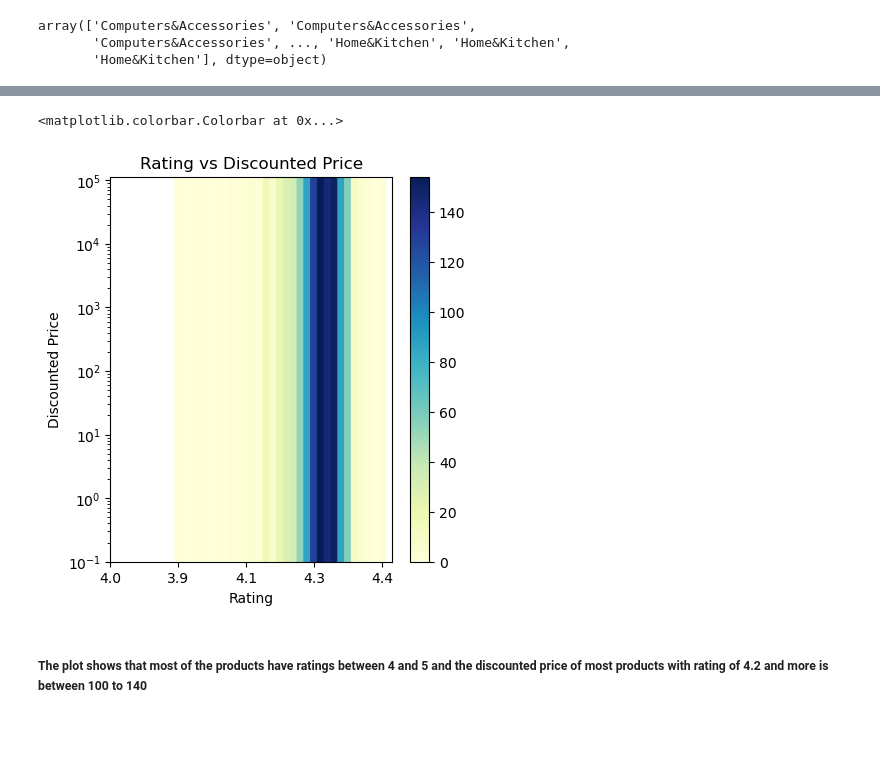
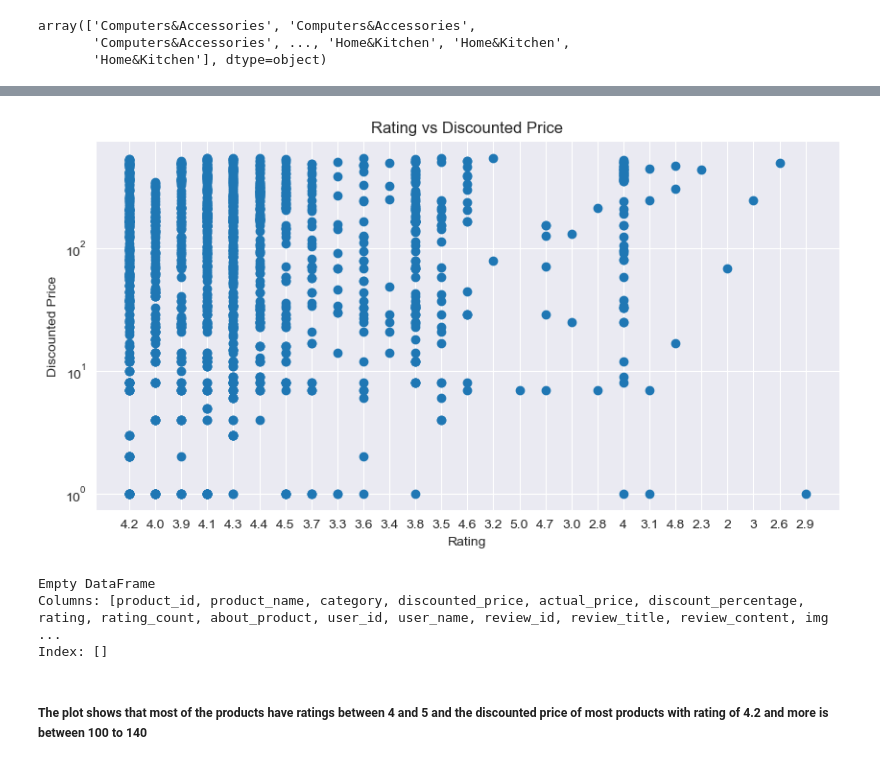
Before and after one commit to ubco-W2022T2-data301/project-group-group61, a Jupyter notebook: analysis/analysis2.ipynb, the cells around one changed output, grey strips where cells are left out. Drawn from its saved outputs; the diff is of its cells as text; code cells hidden in the pictures; blank space fills up the shorter version.

```diff
--- a/analysis/analysis2.ipynb
+++ b/analysis/analysis2.ipynb
@@ -164,18 +165,21 @@ df1.head()
 | 4 | B08CF3B7N1 | Portronics Konnect L 1.2M Fast Ch... | Computers&Accessories|Accessories... | 154 | 399 | 61% | 4.2 | ... |
 # %%
 plt.figure(figsize=(10, 5))
-plt.subplot(121)
-plt.hexbin(df1['rating'], df1['discounted_price'], gridsize=30, cmap='YlGnBu')
+plt.scatter(df1['rating'], df1['discounted_price'])
 plt.xlabel('Rating')
 plt.ylabel('Discounted Price')
 plt.title('Rating vs Discounted Price')
-plt.xticks([1, 2, 3, 4, 5])
 plt.yscale('log')
-plt.ylim(bottom=0.1)
-plt.colorbar()
+plt.show()
 # %% [output]
-<matplotlib.colorbar.Colorbar at 0x...>
-[figure, old version]
+[figure, new version]
+# %%
+problem_row = df1[pd.to_numeric(df1['discounted_price'], errors='coerce').isna()]
+print(problem_row)
+# %% [output]
+Empty DataFrame
+Columns: [product_id, product_name, category, discounted_price, actual_price, discount_percentage, rating, rating_count, about_product, user_id, user_name, review_id, review_title, review_content, img ...
+Index: []
 # %% [markdown]
 ##### The plot shows that most of the products have ratings between 4 and 5 and the discounted price of most products with rating of 4.2 and more is between 100 to 140
 # %%
```
Also changed, not shown: parts of 17 cells of this notebook.
